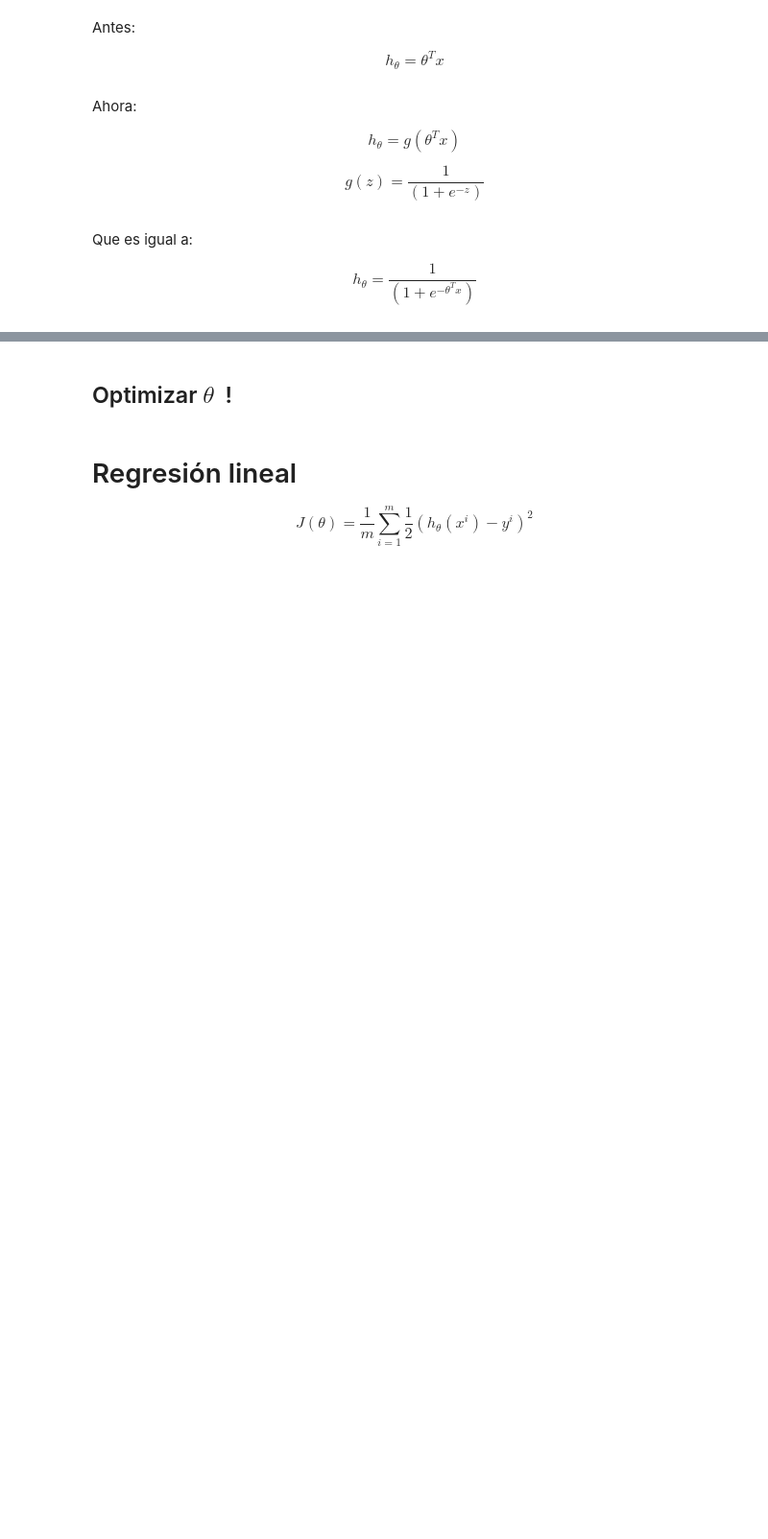
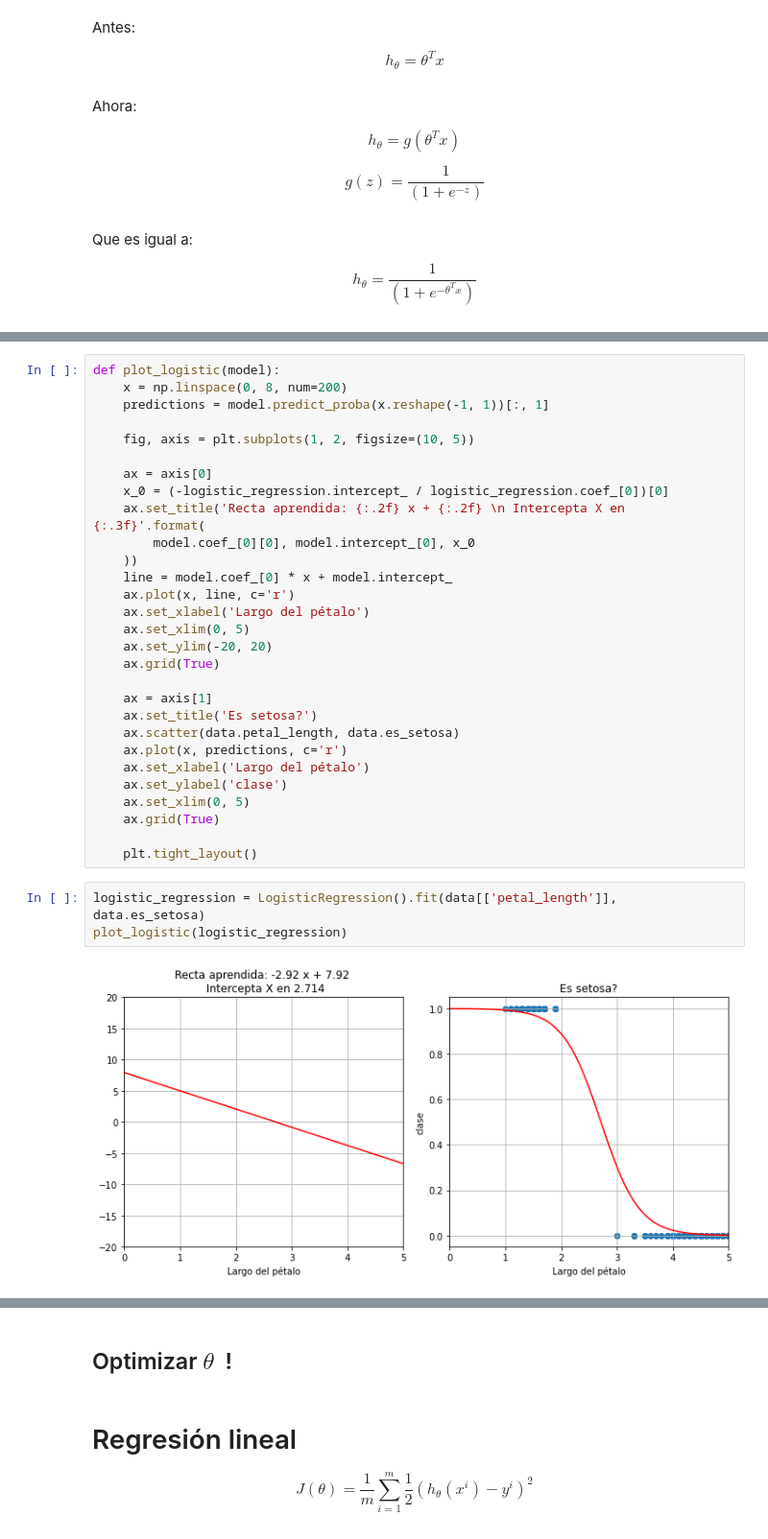
Before and after one commit to ucseml-team/machine-learning-course, a Jupyter notebook: logistic_regression.ipynb, the cells around one changed output, grey strips where cells are left out. Shown at 96% size. Cells and saved outputs as stored; diff of their text form; blank space fills up the shorter version.

```diff
--- a/logistic_regression.ipynb
+++ b/logistic_regression.ipynb
@@ -66,0 +94,34 @@ $$ h_\theta = P(y=0 | x; \theta) ? $$
+# %%
+def plot_logistic(model):
+    x = np.linspace(0, 8, num=200)
+    predictions = model.predict_proba(x.reshape(-1, 1))[:, 1]
+
+    fig, axis = plt.subplots(1, 2, figsize=(10, 5))
+
+    ax = axis[0]
+    x_0 = (-logistic_regression.intercept_ / logistic_regression.coef_[0])[0]
+    ax.set_title('Recta aprendida: {:.2f} x + {:.2f} \n Intercepta X en {:.3f}'.format(
+        model.coef_[0][0], model.intercept_[0], x_0
+    ))
+    line = model.coef_[0] * x + model.intercept_
+    ax.plot(x, line, c='r')
+    ax.set_xlabel('Largo del pétalo')
+    ax.set_xlim(0, 5)
+    ax.set_ylim(-20, 20)
+    ax.grid(True)
+
+    ax = axis[1]
+    ax.set_title('Es setosa?')
+    ax.scatter(data.petal_length, data.es_setosa)
+    ax.plot(x, predictions, c='r')
+    ax.set_xlabel('Largo del pétalo')
+    ax.set_ylabel('clase')
+    ax.set_xlim(0, 5)
+    ax.grid(True)
+
+    plt.tight_layout()
+# %%
+logistic_regression = LogisticRegression().fit(data[['petal_length']], data.es_setosa)
+plot_logistic(logistic_regression)
+# %% [output]
+[figure, added]
```
Also changed, not shown: parts of 34 cells of this notebook.
